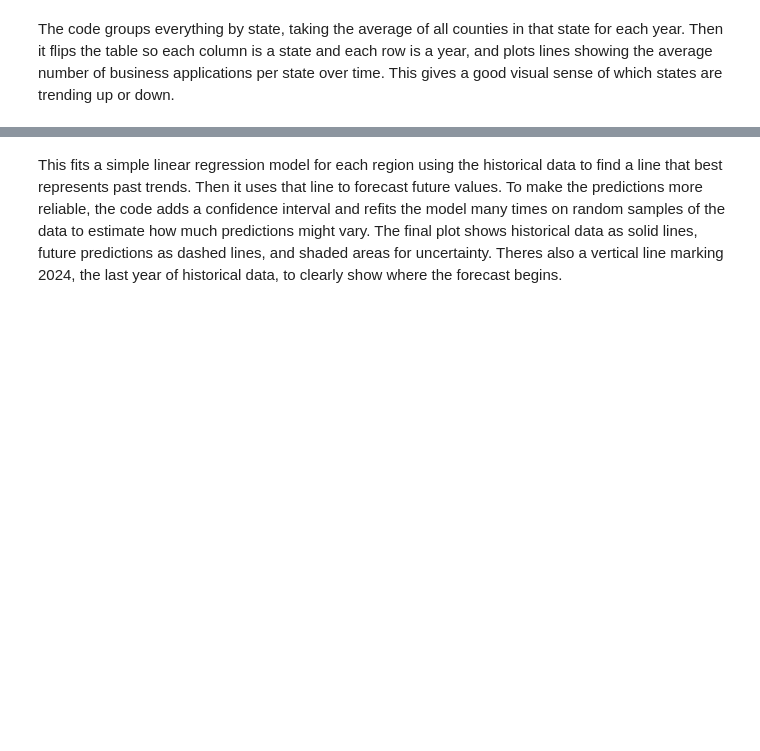
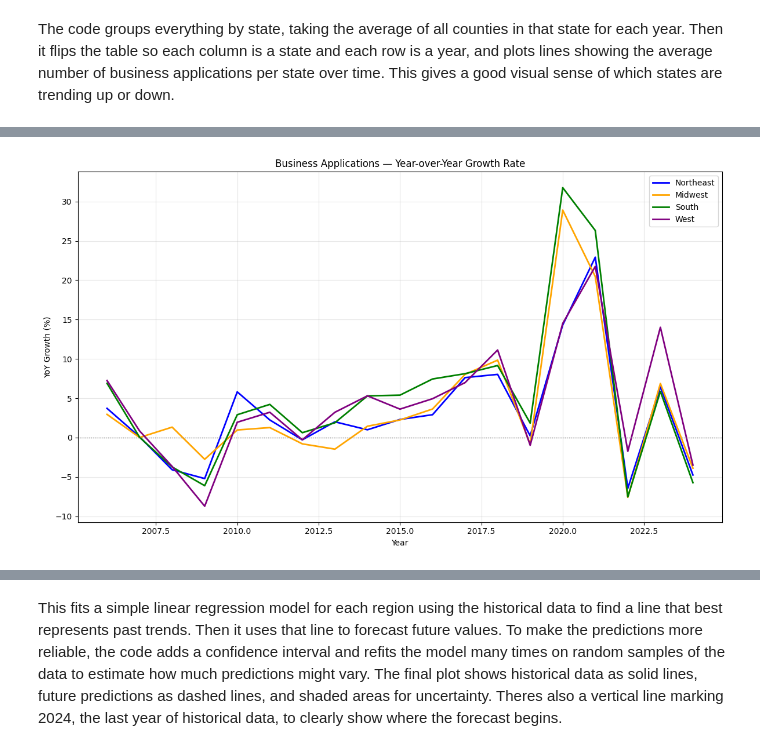
Before and after one commit to C-A-Rodriguez/DSP1, a Jupyter notebook: dsp.ipynb, the cells around one changed output, grey strips where cells are left out. Saved outputs shown, nothing was run; the diff lists cells and outputs as text; code cells hidden in the pictures; blank space fills up the shorter version.

```diff
--- a/dsp.ipynb
+++ b/dsp.ipynb
@@ -201,0 +298,18 @@ The graph shows that new business activity has been increasing across the United
+# %%
+#yoy change %
+region_growth_yoy = region_trends_mean.pct_change().dropna()
+
+plt.figure(figsize=(12, 7))
+for r in region_growth_yoy.columns:
+    plt.plot(region_growth_yoy.index, 100*region_growth_yoy[r].values,
+             label=r, color=REGION_COLORS[r], linewidth=2)
+plt.axhline(0, color="gray", linestyle=":", linewidth=1)
+plt.title("Business Applications — Year-over-Year Growth Rate")
+plt.xlabel("Year")
+plt.ylabel("YoY Growth (%)")
+plt.grid(alpha=0.3)
+plt.legend()
+plt.tight_layout()
+plt.show()
+# %% [output]
+[figure, added]
```
Also changed, not shown: parts of 35 cells of this notebook, 1 other file.
